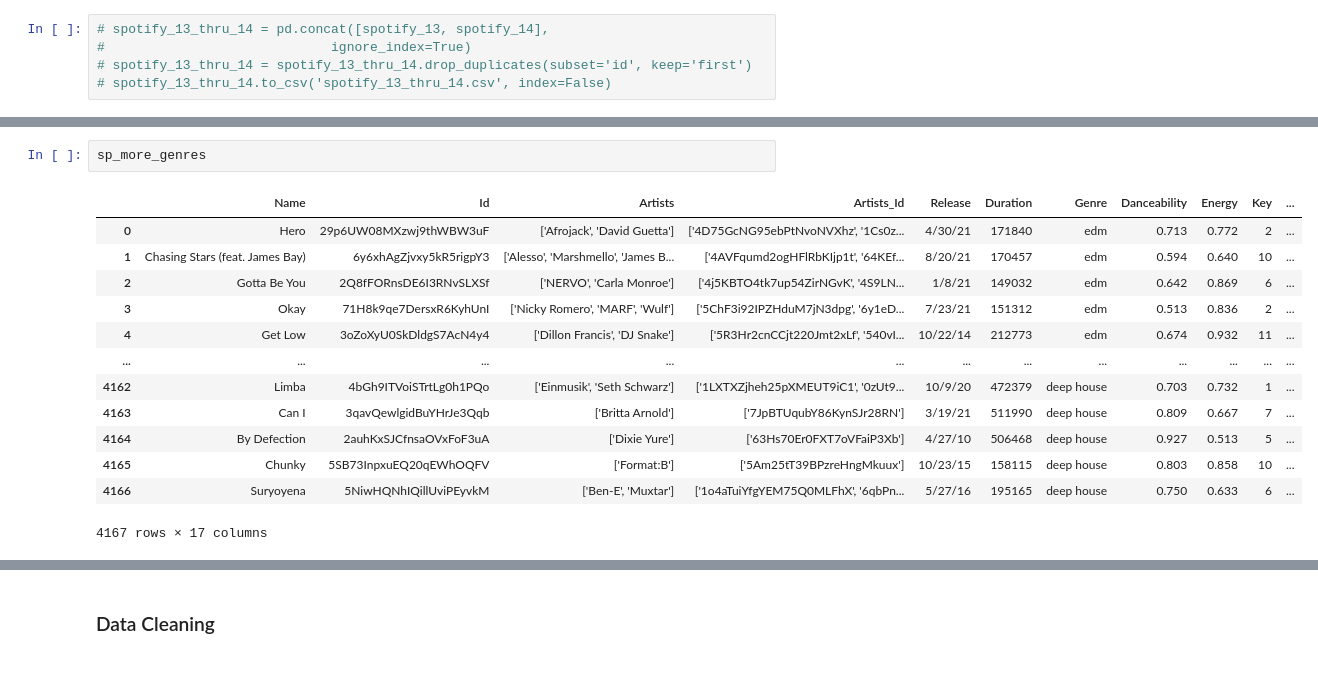
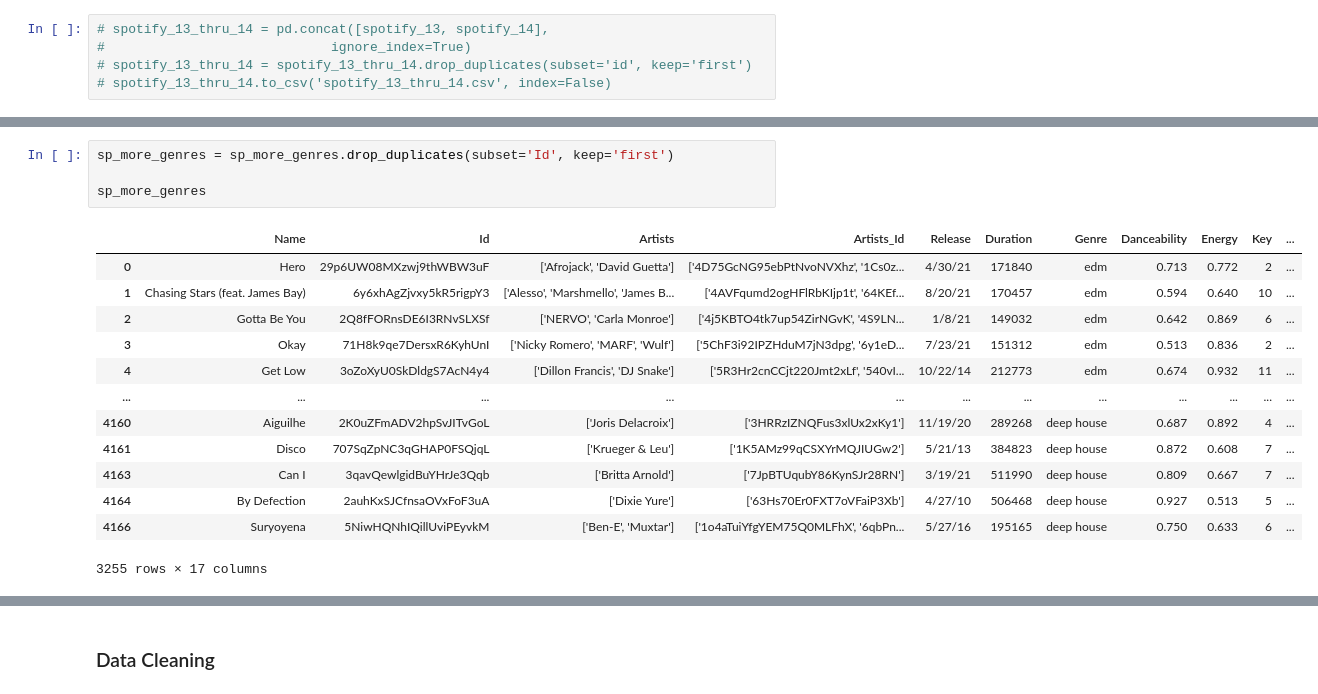
Before and after one commit to modernmediagrp/spotify-recommendation-system, a Jupyter notebook: main_notebook.ipynb, the cells around one changed output, grey strips where cells are left out. Saved outputs shown, nothing was run; the diff lists cells and outputs as text.

```diff
--- a/main_notebook.ipynb
+++ b/main_notebook.ipynb
@@ -287,16 +298,18 @@ sp_recommended
 # %%
+sp_more_genres = sp_more_genres.drop_duplicates(subset='Id', keep='first')
+
 sp_more_genres
 # %% [output]
 |  | Name | Id | Artists | Artists_Id | Release | Duration | Genre | Danceability | Energy | Key | ... |
 | 0 | Hero | 29p6UW08MXzwj9thWBW3uF | ['Afrojack', 'David Guetta'] | ['4D75GcNG95ebPtNvoNVXhz', '1Cs0z... | 4/30/21 | 171840 | edm | 0.713 | 0.772 | 2 | ... |
 | 1 | Chasing Stars (feat. James Bay) | 6y6xhAgZjvxy5kR5rigpY3 | ['Alesso', 'Marshmello', 'James B... | ['4AVFqumd2ogHFlRbKIjp1t', '64KEf... | 8/20/21 | 170457 | edm | 0.594 | 0.640 | 10 | ... |
 | 2 | Gotta Be You | 2Q8fFORnsDE6I3RNvSLXSf | ['NERVO', 'Carla Monroe'] | ['4j5KBTO4tk7up54ZirNGvK', '4S9LN... | 1/8/21 | 149032 | edm | 0.642 | 0.869 | 6 | ... |
 | 3 | Okay | 71H8k9qe7DersxR6KyhUnI | ['Nicky Romero', 'MARF', 'Wulf'] | ['5ChF3i92IPZHduM7jN3dpg', '6y1eD... | 7/23/21 | 151312 | edm | 0.513 | 0.836 | 2 | ... |
 | 4 | Get Low | 3oZoXyU0SkDldgS7AcN4y4 | ['Dillon Francis', 'DJ Snake'] | ['5R3Hr2cnCCjt220Jmt2xLf', '540vI... | 10/22/14 | 212773 | edm | 0.674 | 0.932 | 11 | ... |
 | ... | ... | ... | ... | ... | ... | ... | ... | ... | ... | ... | ... |
-| 4162 | Limba | 4bGh9ITVoiSTrtLg0h1PQo | ['Einmusik', 'Seth Schwarz'] | ['1LXTXZjheh25pXMEUT9iC1', '0zUt9... | 10/9/20 | 472379 | deep house | 0.703 | 0.732 | 1 | ... |
+| 4160 | Aiguilhe | 2K0uZFmADV2hpSvJITvGoL | ['Joris Delacroix'] | ['3HRRzIZNQFus3xlUx2xKy1'] | 11/19/20 | 289268 | deep house | 0.687 | 0.892 | 4 | ... |
+| 4161 | Disco | 707SqZpNC3qGHAP0FSQjqL | ['Krueger & Leu'] | ['1K5AMz99qCSXYrMQJIUGw2'] | 5/21/13 | 384823 | deep house | 0.872 | 0.608 | 7 | ... |
 | 4163 | Can I | 3qavQewlgidBuYHrJe3Qqb | ['Britta Arnold'] | ['7JpBTUqubY86KynSJr28RN'] | 3/19/21 | 511990 | deep house | 0.809 | 0.667 | 7 | ... |
 | 4164 | By Defection | 2auhKxSJCfnsaOVxFoF3uA | ['Dixie Yure'] | ['63Hs70Er0FXT7oVFaiP3Xb'] | 4/27/10 | 506468 | deep house | 0.927 | 0.513 | 5 | ... |
-| 4165 | Chunky | 5SB73InpxuEQ20qEWhOQFV | ['Format:B'] | ['5Am25tT39BPzreHngMkuux'] | 10/23/15 | 158115 | deep house | 0.803 | 0.858 | 10 | ... |
 | 4166 | Suryoyena | 5NiwHQNhIQillUviPEyvkM | ['Ben-E', 'Muxtar'] | ['1o4aTuiYfgYEM75Q0MLFhX', '6qbPn... | 5/27/16 | 195165 | deep house | 0.750 | 0.633 | 6 | ... |
-4167 rows × 17 columns
+3255 rows × 17 columns
```
Also changed, not shown: parts of 28 cells of this notebook, 4 other files.
